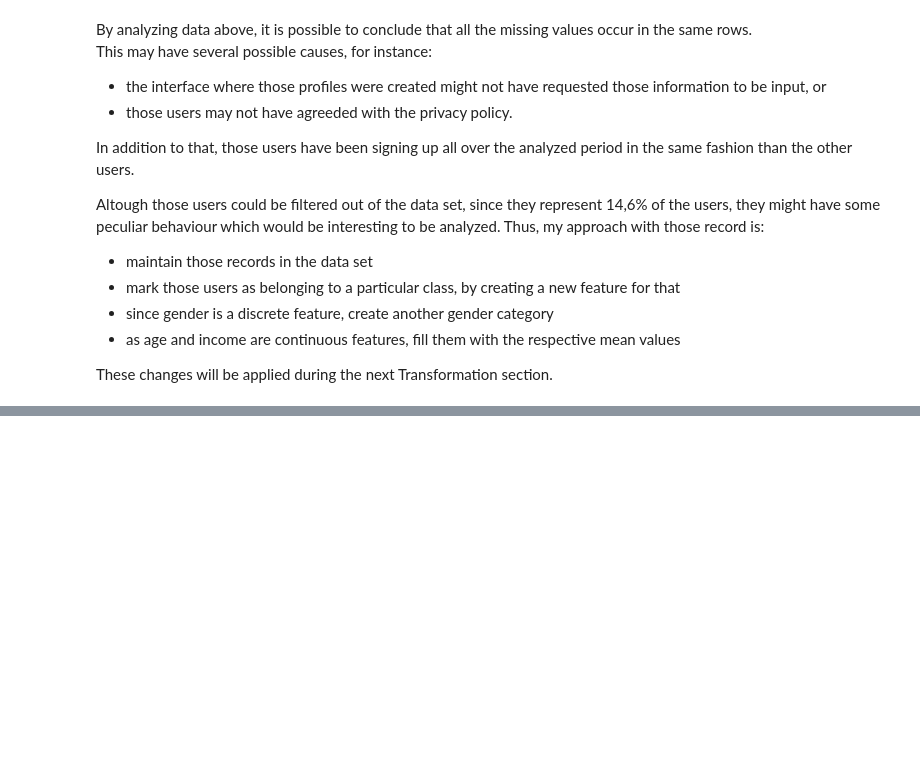
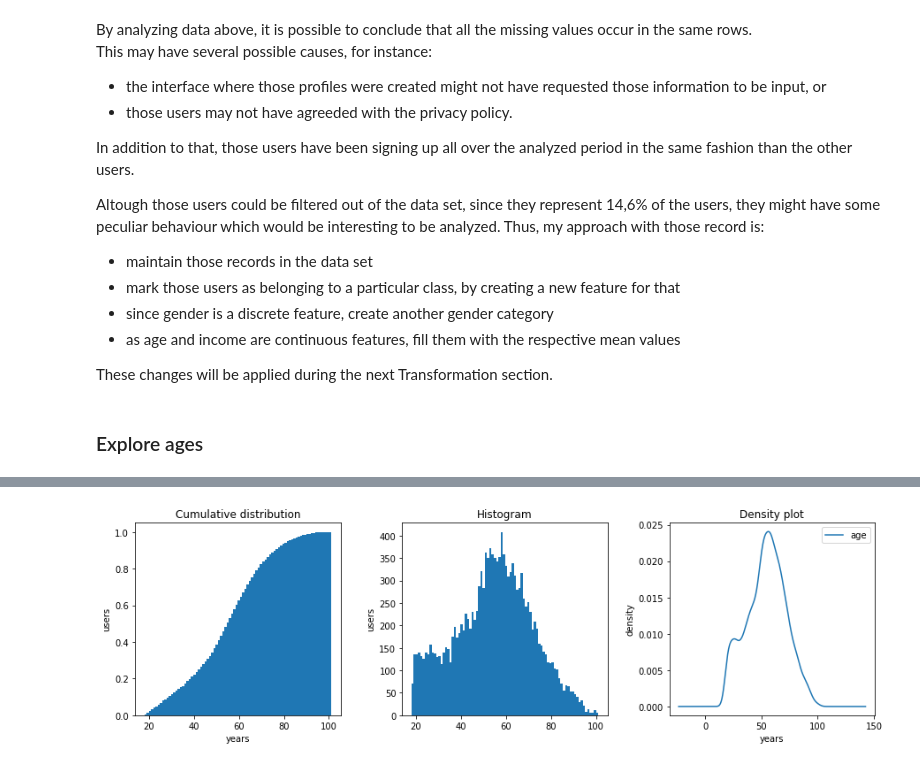
Before and after one commit to silviomori/udacity-machine-learning-capstone-starbucks, a Jupyter notebook: FeatureEngineering.ipynb, the cells around one changed output, grey strips where cells are left out. Drawn from its saved outputs; the diff is of its cells as text; code cells hidden in the pictures; blank space fills up the shorter version.

Commit message:
feat: Create graphs for ages

```diff
--- a/FeatureEngineering.ipynb
+++ b/FeatureEngineering.ipynb
@@ -242,3 +270,61 @@ Thus, my approach with those record is:
 * as age and income are continuous features, fill them with the respective mean values
 
 These changes will be applied during the next Transformation section.
+# %% [markdown]
+### Explore ages
+# %%
+## Select registers with valid age
+age_df = pd.DataFrame(profile_df.age[~age_missing])
+
+## Generate the registers' description
+description_pdstyle = \
+    pd.DataFrame(age_df.describe()).style \
+    .set_caption('Ages description') \
+    .set_table_attributes('style="display:inline;' \
+                          'vertical-align:top"')
+
+## Generate box and violin plots
+fig1 = Figure(figsize=(10,4))
+axs = fig1.subplots(nrows=1, ncols=2)
+axs = axs.flatten()
+axs[0].set_title('Box Plot')
+age_df.plot.box(ax=axs[0])
+axs[1].violinplot(age_df.values)
+axs[1].set_title('Violin Plot')
+
+## Generate histograms
+bins = 84
+fig2, axs = plt.subplots(nrows=1, ncols=3, figsize=(15, 4))
+axs = axs.flatten()
+
+# Cumulative distribution
+age_df.hist(bins=bins, ax=axs[0], cumulative=True, density=True)
+axs[0].set_title('Cumulative distribution')
+axs[0].set_ylabel('users')
+axs[0].set_xscale('linear')
+axs[0].set_xlabel('years')
+axs[0].grid(False)
+
+# Histogram
+age_df.hist(bins=bins, ax=axs[1])
+axs[1].set_title('Histogram')
+axs[1].set_ylabel('users')
+axs[1].set_xscale('linear')
+axs[1].grid(False)
+
+# density
+age_df.plot.density(ax=axs[2])
+axs[2].set_title('Density plot')
+axs[2].set_ylabel('density')
+axs[2].set_xlabel('years')
+axs[2].grid(False)
+
+
+## Display the information generated above
+display_html('<center>' \
+              + description_pdstyle._repr_html_() \
+              + convert_fig_to_html(fig1) \
+              + '</center>',
+             raw=True)
+plt.show()
+# %% [output]
@@ -244,0 +332 @@ These changes will be applied during the next Transformation section.
+[figure, added]
```
Also changed, not shown: parts of 9 cells of this notebook.
